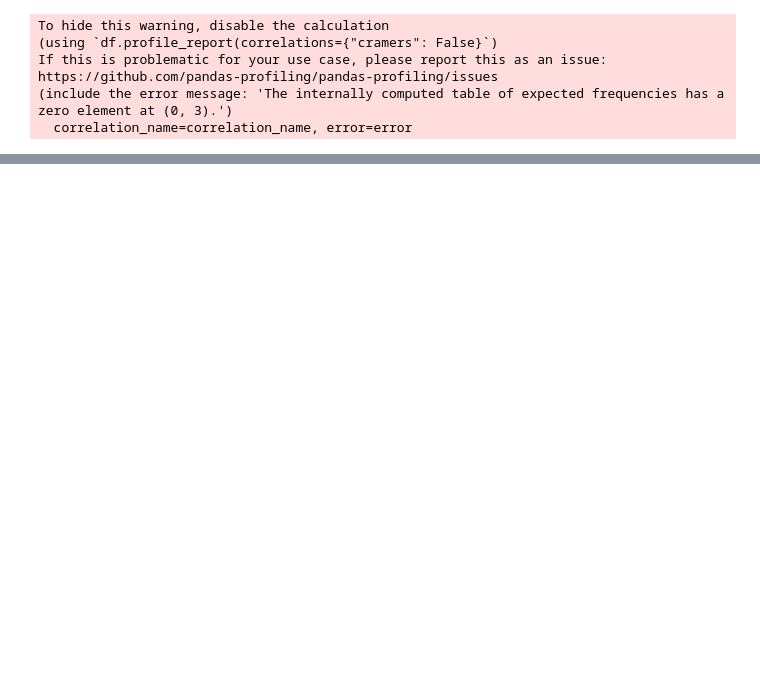
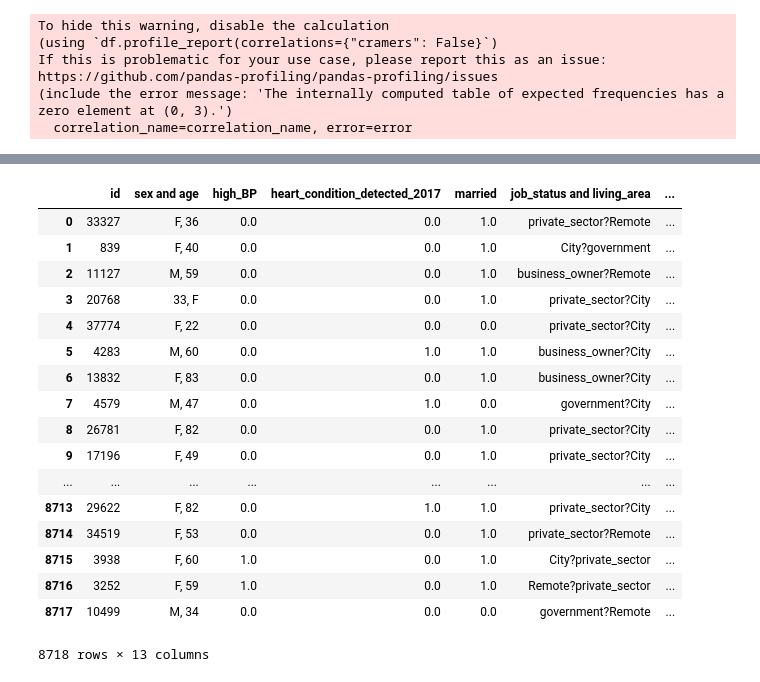
Before and after one commit to HieuPhan33/stroke-prediction, a Jupyter notebook: EDA.ipynb, the cells around one changed output, grey strips where cells are left out. Cells and saved outputs as stored; diff of their text form; code cells hidden in the pictures; blank space fills up the shorter version.

Commit message:
clean job_status_and_living_area

```diff
--- a/EDA.ipynb
+++ b/EDA.ipynb
@@ -27,0 +73,21 @@ https://github.com/pandas-profiling/pandas-profiling/issues
+# %%
+test
+# %% [output]
+|  | id | sex and age | high_BP | heart_condition_detected_2017 | married | job_status and living_area | ... |
+| 0 | 33327 | F, 36 | 0.0 | 0.0 | 1.0 | private_sector?Remote | ... |
+| 1 | 839 | F, 40 | 0.0 | 0.0 | 1.0 | City?government | ... |
+| 2 | 11127 | M, 59 | 0.0 | 0.0 | 1.0 | business_owner?Remote | ... |
+| 3 | 20768 | 33, F | 0.0 | 0.0 | 1.0 | private_sector?City | ... |
+| 4 | 37774 | F, 22 | 0.0 | 0.0 | 0.0 | private_sector?City | ... |
+| 5 | 4283 | M, 60 | 0.0 | 1.0 | 1.0 | business_owner?City | ... |
+| 6 | 13832 | F, 83 | 0.0 | 0.0 | 1.0 | business_owner?City | ... |
+| 7 | 4579 | M, 47 | 0.0 | 1.0 | 0.0 | government?City | ... |
+| 8 | 26781 | F, 82 | 0.0 | 0.0 | 1.0 | private_sector?City | ... |
+| 9 | 17196 | F, 49 | 0.0 | 0.0 | 1.0 | private_sector?City | ... |
+| ... | ... | ... | ... | ... | ... | ... | ... |
+| 8713 | 29622 | F, 82 | 0.0 | 1.0 | 1.0 | private_sector?City | ... |
+| 8714 | 34519 | F, 53 | 0.0 | 0.0 | 1.0 | private_sector?Remote | ... |
+| 8715 | 3938 | F, 60 | 1.0 | 0.0 | 1.0 | City?private_sector | ... |
+| 8716 | 3252 | F, 59 | 1.0 | 0.0 | 1.0 | Remote?private_sector | ... |
+| 8717 | 10499 | M, 34 | 0.0 | 0.0 | 0.0 | government?Remote | ... |
+8718 rows × 13 columns
```
Also changed, not shown: parts of 3 cells of this notebook, 1 other file.
